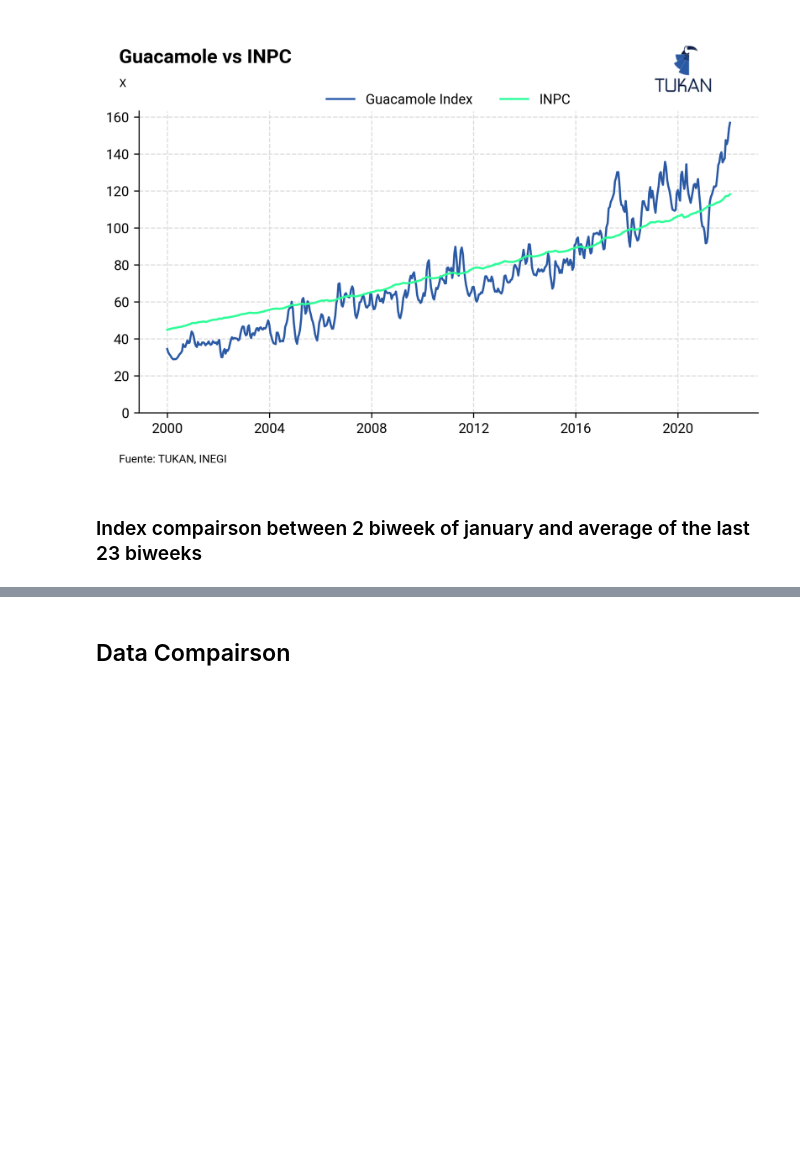
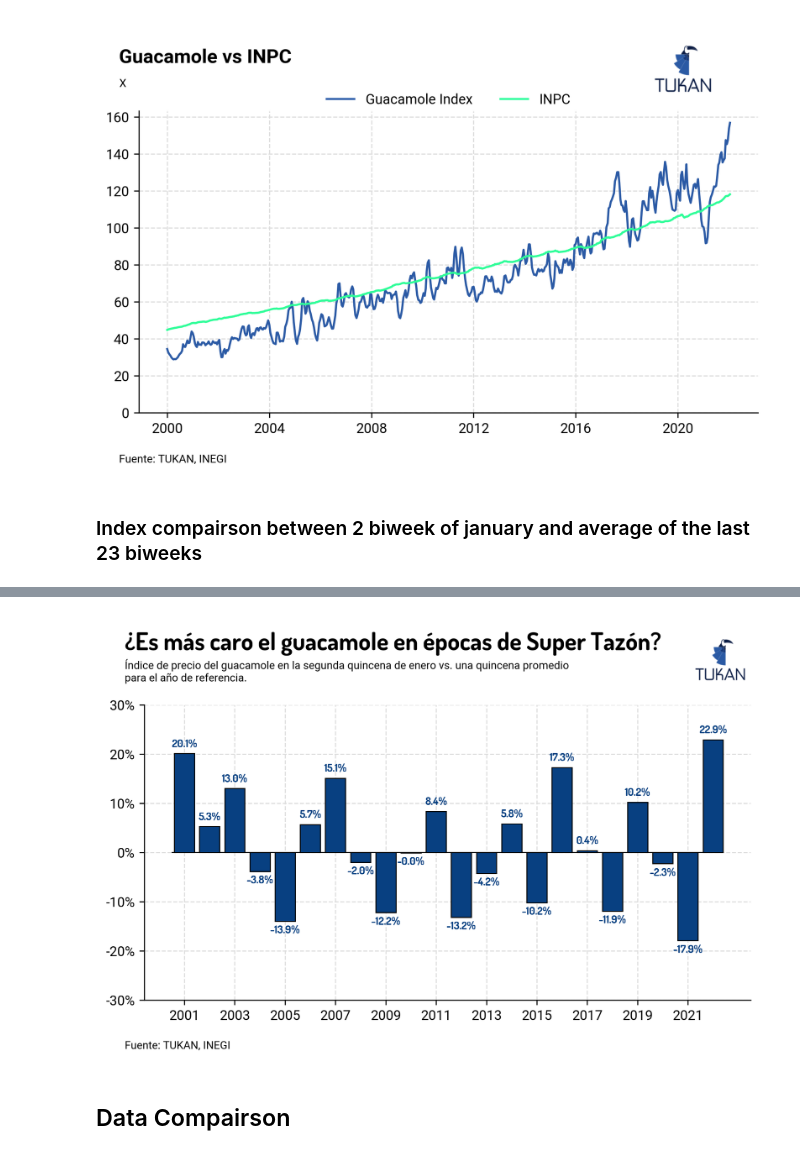
Before and after one commit to TukanMx/tukan_notebooks, a Jupyter notebook: social/specials/guacamole_index/guacamole_index.ipynb, the cells around one changed output, grey strips where cells are left out. Saved outputs shown, nothing was run; the diff lists cells and outputs as text; code cells hidden in the pictures; blank space fills up the shorter version.

```diff
--- a/social/specials/guacamole_index/guacamole_index.ipynb
+++ b/social/specials/guacamole_index/guacamole_index.ipynb
@@ -572,3 +672,85 @@ See the caveats in the documentation: https://pandas.pydata.org/pandas-docs/stab
+# %%
+fig = plt.figure(dpi=300, figsize=(8,4))
+ax = plt.subplot(111)
+
+# Data to plot
+cmap = mpl.cm.get_cmap("GnBu_r", 5)
+
+# Data to plot
+ax.bar(selected_dates.index, selected_dates['guacamole_markup'], color = cmap(0),
+                zorder = 3, ec = "black", lw = 0.75)
+
+add_value_labels(ax, 3)
+
+ax.hlines(y = [0], xmin = 0.5, xmax= 22, color = "black", lw = 0.85)
+
+ax.set_ylim(-.3,.3)
+ax.set_xticks([x for x in range(1,23, 2)])
+ax.set_xticklabels([x for x in range(2001, 2023, 2)])
+
+ax.yaxis.set_major_formatter(ticker.StrMethodFormatter('{x:,.0%}'))
+
+
+ax.grid(visible=True, which='both', linestyle='--', color = "#dddddd")
+
+# # Add gridlines and format to ticks
+
+
+
+# # Add title and subtitle
+fig.text(
+    0.1,
+    1.02,
+    "¿Es más caro el guacamole en épocas de Super Tazón?",
+    size=18,
+    weight = "bold",
+    family = "Dosis"
+)
+
+fig.text(
+    0.1,
+    0.94,
+    "Índice de precio del guacamole en la segunda quincena de enero vs. una quincena promedio\npara el año de referencia.",
+    size=8
+)
+
+# # Add footer
+fig.text(0.1, -0, "Fuente: TUKAN, INEGI", fontsize=8)
+
+# # Save plot with TUKAN logo, transparent and white
+plt.savefig(
+    "plots/guacamole_premium_index_no_logo.png",
+    dpi=300,
+    bbox_inches="tight",
+    # facecolor="white",
+    edgecolor="none",
+    transparent=True,
+)
+
+tukan_im = image.imread(module_path + "\\assets\\logo\\logo192.png")
+newax = fig.add_axes([0.75, .9, 0.16, 0.19], anchor="NE", zorder=1)
+newax.imshow(tukan_im)
+newax.axis("off")
+
+plt.savefig(
+    "plots/guacamole_premium_index_logo.png",
+    dpi=300,
+    bbox_inches="tight",
+    # facecolor="white",
+    edgecolor="none",
+    transparent=True,
+)
+
+plt.savefig(
+    "plots/guacamole_premium_index_white_logo.png",
+    dpi=300,
+    bbox_inches="tight",
+    facecolor="white",
+    edgecolor="none",
+    transparent=False,
+)
+# %% [output]
+[figure, added]
 # %% [markdown]
 ## Data Compairson
 # %%
```
Also changed, not shown: parts of 12 cells of this notebook, 1 other file.
